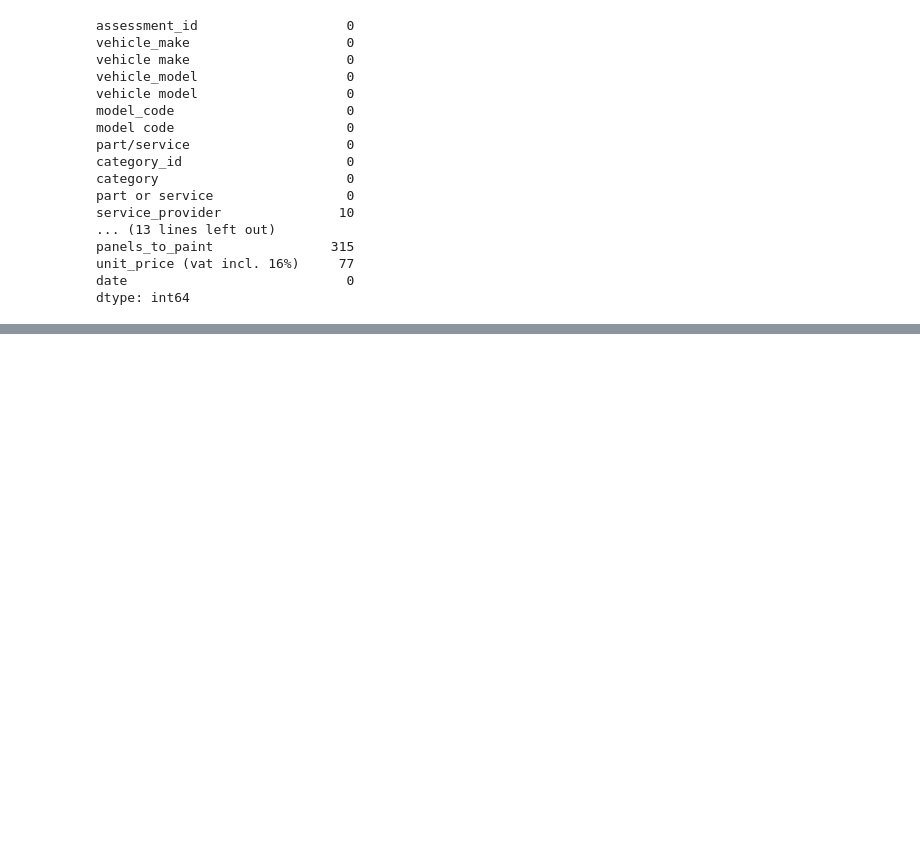
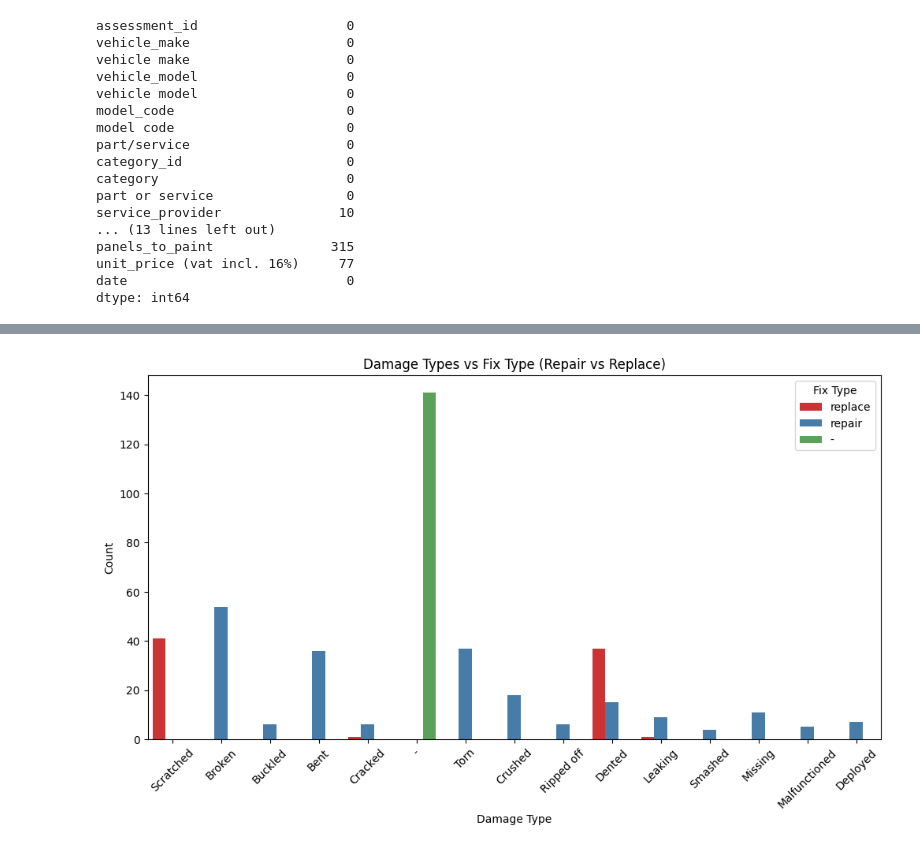
Before and after one commit to MarilynMaika/HONDA_PARTS_ANALYSIS, a Jupyter notebook: honda_parts_analysis.ipynb, the cells around one changed output, grey strips where cells are left out. Saved outputs shown, nothing was run; the diff lists cells and outputs as text; code cells hidden in the pictures; blank space fills up the shorter version.

```diff
--- a/honda_parts_analysis.ipynb
+++ b/honda_parts_analysis.ipynb
@@ -74,0 +471,13 @@ dtype: int64
+# %%
+pd.crosstab(clean_df['damage'], clean_df['fix_type'])
+# Create a bar plot to visualize the relationship between damage types and fix_type
+plt.figure(figsize=(12, 6))
+sns.countplot(data=clean_df, x='damage', hue='fix_type', palette='Set1')
+plt.title('Damage Types vs Fix Type (Repair vs Replace)')
+plt.xlabel('Damage Type')
+plt.ylabel('Count')
+plt.xticks(rotation=45)
+plt.legend(title='Fix Type')
+plt.show()
+# %% [output]
+[figure, added]
```
Also changed, not shown: parts of 56 cells of this notebook, 1 other file.
